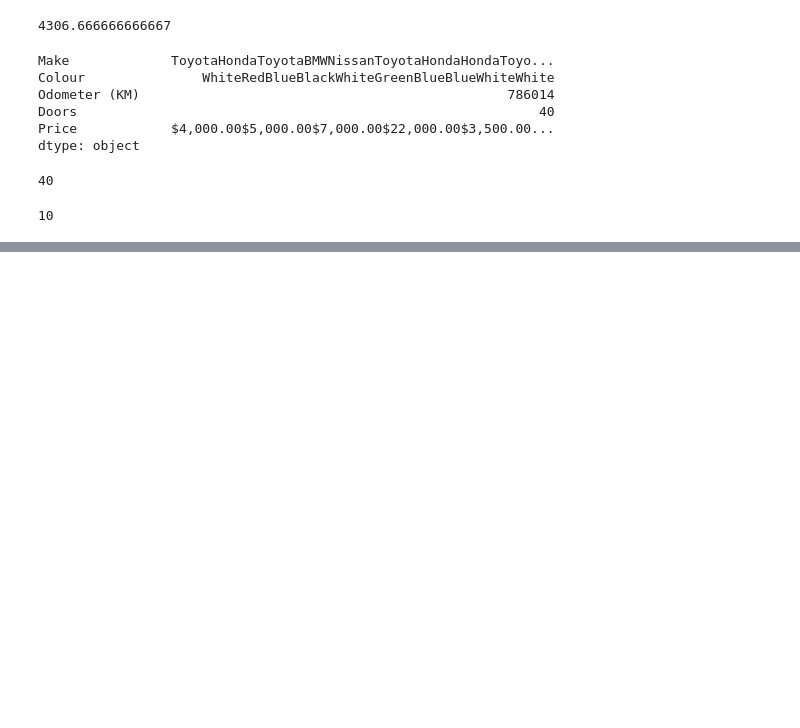
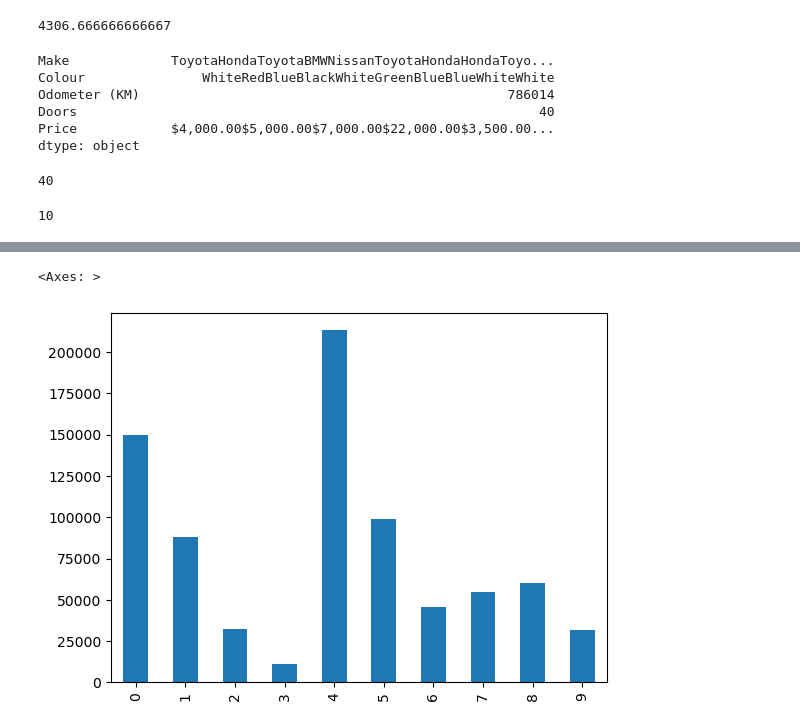
Before and after one commit to SmayanKulkarni/AI-and-ML-Course, a Jupyter notebook: sample_project/intro-to-pandas.ipynb, the cells around one changed output, grey strips where cells are left out. Cells and saved outputs as stored; diff of their text form; code cells hidden in the pictures; blank space fills up the shorter version.

```diff
--- a/sample_project/intro-to-pandas.ipynb
+++ b/sample_project/intro-to-pandas.ipynb
@@ -157,0 +298,5 @@ len(car_sales)
+# %%
+car_sales["Odometer (KM)"].plot(kind="bar")
+# %% [output]
+<Axes: >
+[figure, added]
```
Also changed, not shown: parts of 20 cells of this notebook.
